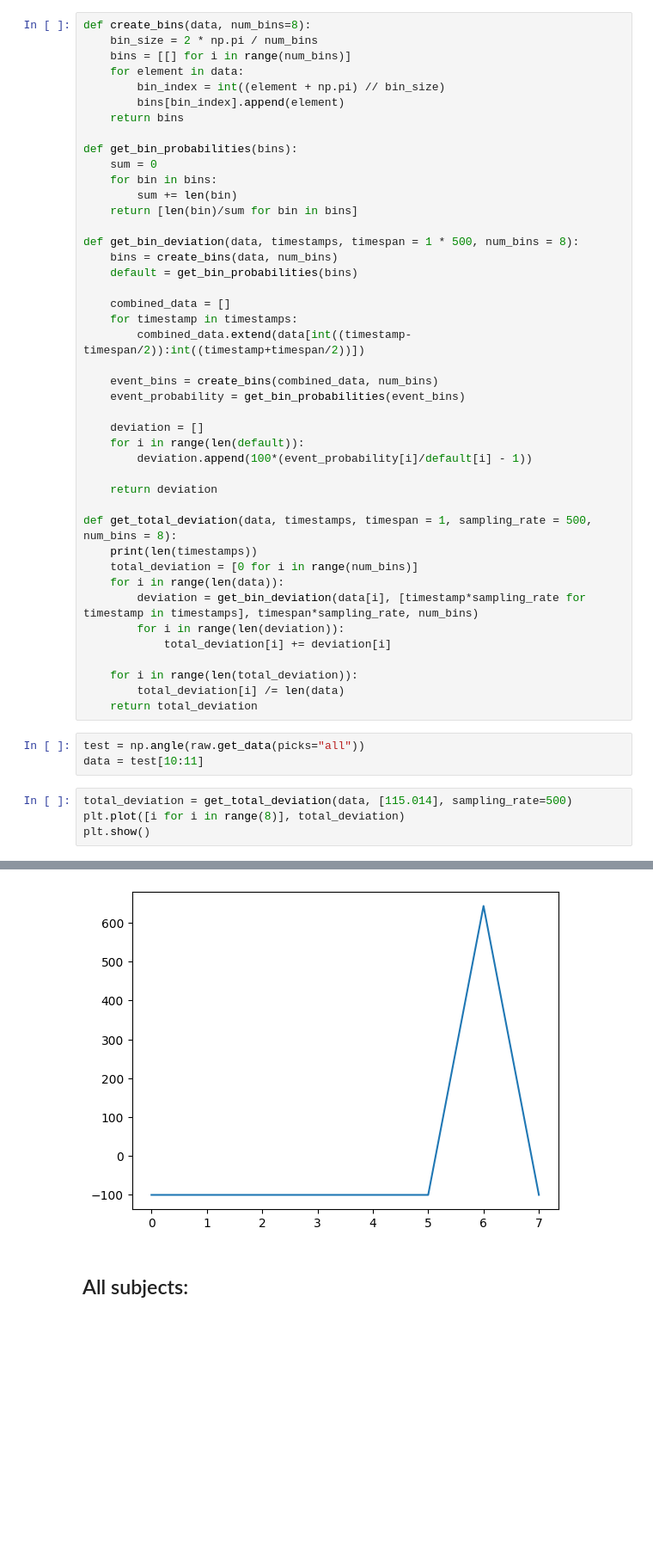
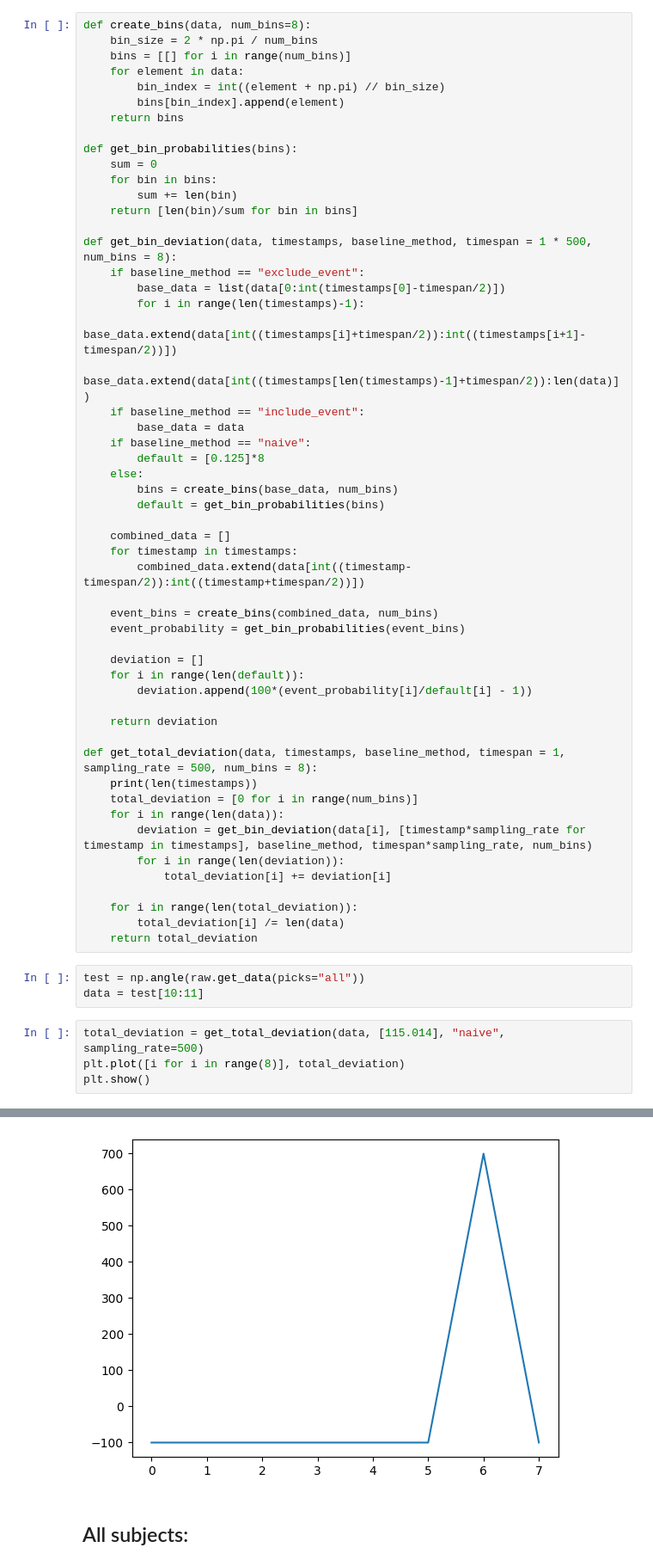
Before and after one commit to YannickLeon/EEGAnalysis, a Jupyter notebook: filtering2.ipynb, the cells around one changed output, grey strips where cells are left out. Shown at 86% size. Cells and saved outputs as stored; diff of their text form; blank space fills up the shorter version.

Commit message:
added different baselines

```diff
--- a/filtering2.ipynb
+++ b/filtering2.ipynb
@@ -107,9 +107,19 @@ def get_bin_probabilities(bins):
         sum += len(bin)
     return [len(bin)/sum for bin in bins]
 
-def get_bin_deviation(data, timestamps, timespan = 1 * 500, num_bins = 8):
-    bins = create_bins(data, num_bins)
-    default = get_bin_probabilities(bins)
+def get_bin_deviation(data, timestamps, baseline_method, timespan = 1 * 500, num_bins = 8):
+    if baseline_method == "exclude_event":
+        base_data = list(data[0:int(timestamps[0]-timespan/2)])
+        for i in range(len(timestamps)-1):
+            base_data.extend(data[int((timestamps[i]+timespan/2)):int((timestamps[i+1]-timespan/2))])
+        base_data.extend(data[int((timestamps[len(timestamps)-1]+timespan/2)):len(data)])
+    if baseline_method == "include_event":
+        base_data = data
+    if baseline_method == "naive":
+        default = [0.125]*8
+    else:
+        bins = create_bins(base_data, num_bins)
+        default = get_bin_probabilities(bins)
 
     combined_data = []
     for timestamp in timestamps:
@@ -124,11 +134,11 @@ def get_bin_deviation(data, timestamps, timespan = 1 * 500, num_bins = 8):
 
     return deviation
 
-def get_total_deviation(data, timestamps, timespan = 1, sampling_rate = 500, num_bins = 8):
+def get_total_deviation(data, timestamps, baseline_method, timespan = 1, sampling_rate = 500, num_bins = 8):
     print(len(timestamps))
     total_deviation = [0 for i in range(num_bins)]
     for i in range(len(data)):
-        deviation = get_bin_deviation(data[i], [timestamp*sampling_rate for timestamp in timestamps], timespan*sampling_rate, num_bins)
+        deviation = get_bin_deviation(data[i], [timestamp*sampling_rate for timestamp in timestamps], baseline_method, timespan*sampling_rate, num_bins)
         for i in range(len(deviation)):
             total_deviation[i] += deviation[i]
 
@@ -139,12 +149,12 @@ def get_total_deviation(data, timestamps, timespan = 1, sampling_rate = 500, num
 test = np.angle(raw.get_data(picks="all"))
 data = test[10:11]
 # %%
-total_deviation = get_total_deviation(data, [115.014], sampling_rate=500)
+total_deviation = get_total_deviation(data, [115.014], "naive", sampling_rate=500)
 plt.plot([i for i in range(8)], total_deviation)
 plt.show()
 # %% [output]
 1
-[figure, old version]
+[figure, new version]
 # %% [markdown]
 ## All subjects:
 # %%
```
Also changed, not shown: parts of 4 cells of this notebook, 1 other file.
